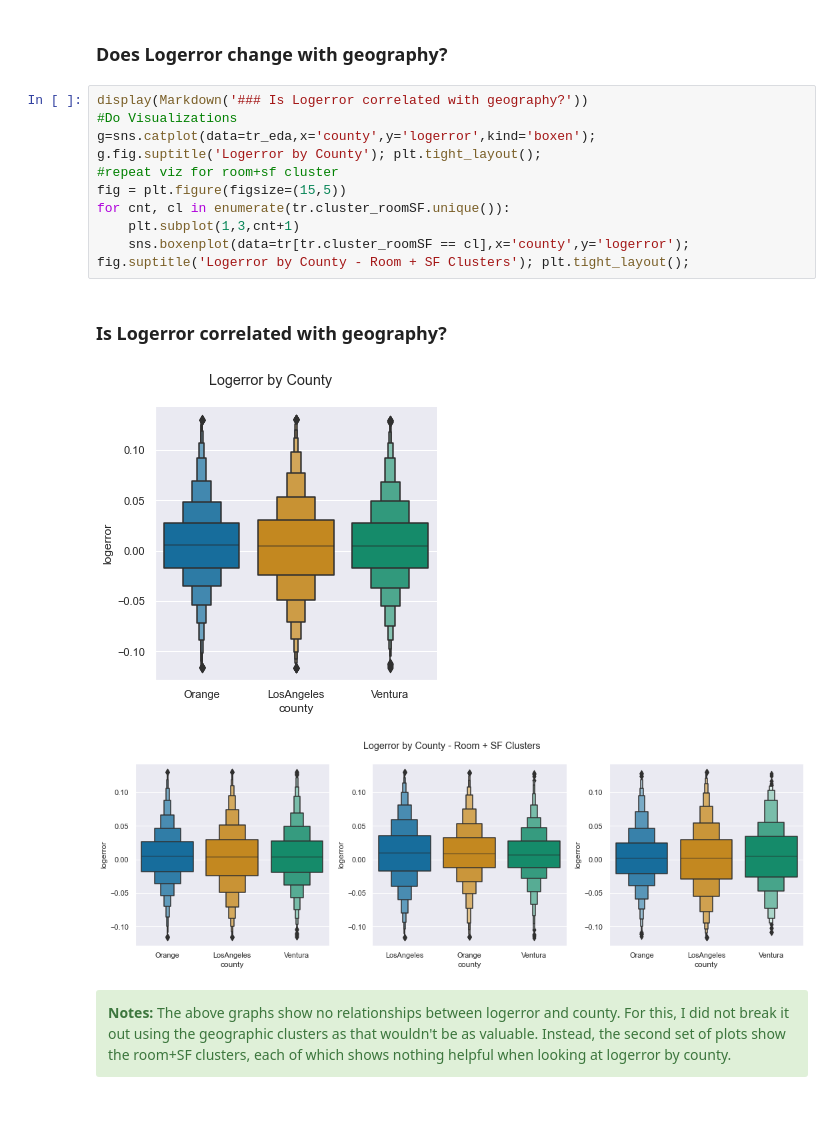
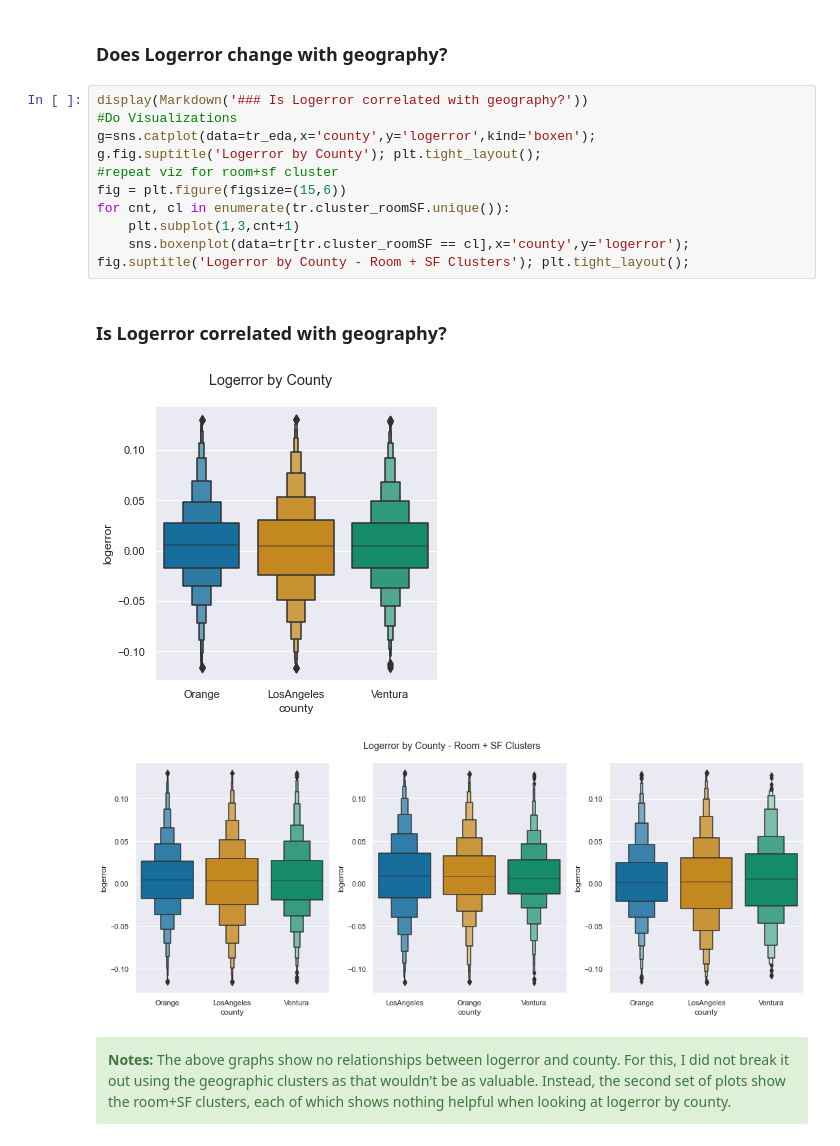
Before and after one commit to Cayt-Schlichting/zillow-clustering-project, a Jupyter notebook: Final_Report.ipynb, the cells around one changed output. Saved outputs shown, nothing was run; the diff lists cells and outputs as text; blank space fills up the shorter version.

```diff
--- a/Final_Report.ipynb
+++ b/Final_Report.ipynb
@@ -263,18 +281,18 @@ plt.tight_layout()
 # %%
 display(Markdown('### Is Logerror correlated with geography?'))
 #Do Visualizations
 g=sns.catplot(data=tr_eda,x='county',y='logerror',kind='boxen');
 g.fig.suptitle('Logerror by County'); plt.tight_layout();
 #repeat viz for room+sf cluster
-fig = plt.figure(figsize=(15,5))
+fig = plt.figure(figsize=(15,6))
 for cnt, cl in enumerate(tr.cluster_roomSF.unique()):
     plt.subplot(1,3,cnt+1)
     sns.boxenplot(data=tr[tr.cluster_roomSF == cl],x='county',y='logerror');
 fig.suptitle('Logerror by County - Room + SF Clusters'); plt.tight_layout();
 # %% [output]
 ### Is Logerror correlated with geography?
 [figure]
-[figure, old version]
+[figure, new version]
 # %% [markdown]
 <div class="alert alert-success"><b>Notes:</b> The above graphs show no relationships between logerror and county.  For this, I did not break it out using the geographic clusters as that wouldn't be as valuable.  Instead, the second set of plots show the room+SF clusters, each of which shows nothing helpful when looking at logerror by county.</div>
 # %% [markdown]
```
Also changed, not shown: parts of 33 cells of this notebook, 3 other files.
